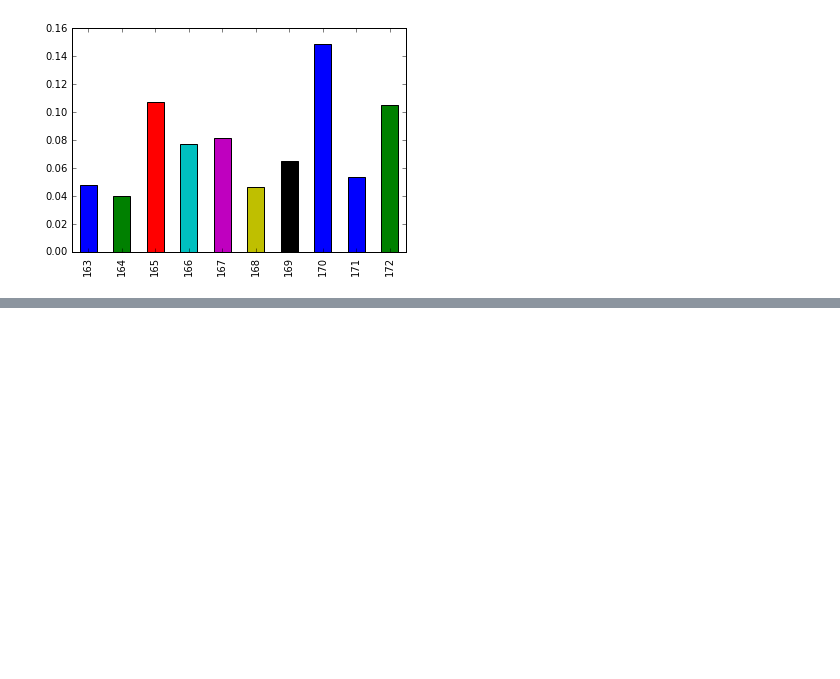
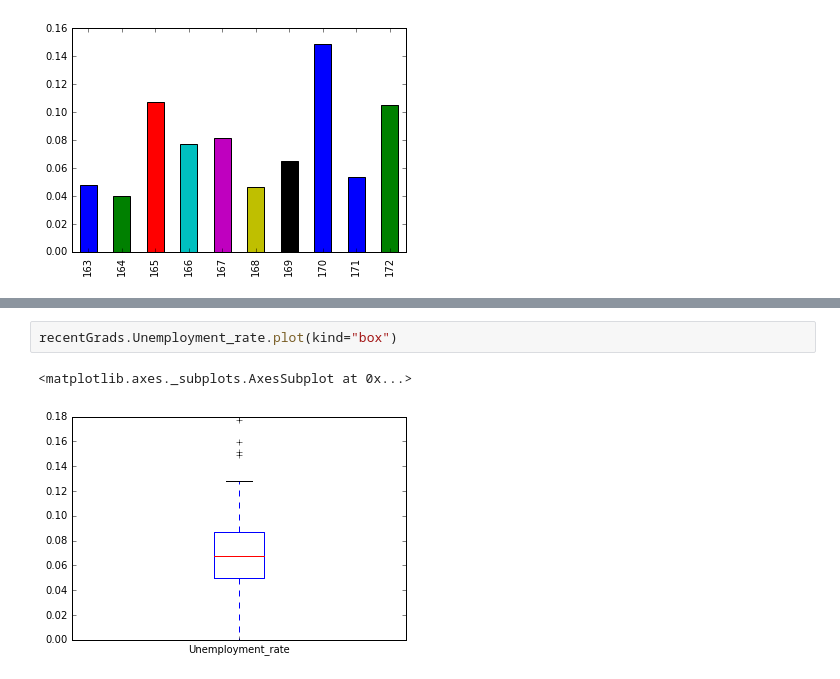
Before and after one commit to Push911/Machine-Learning, a Jupyter notebook: Kaggle data science competitions/Exploratory Data Visualization: Visualizing Earnings Based On College Majors.ipynb, the cells around one changed output, grey strips where cells are left out. Drawn from its saved outputs; the diff is of its cells as text; blank space fills up the shorter version.

```diff
--- a/Kaggle data science competitions/Exploratory Data Visualization: Visualizing Earnings Based On College Majors.ipynb
+++ b/Kaggle data science competitions/Exploratory Data Visualization: Visualizing Earnings Based On College Majors.ipynb
@@ -195,0 +199,5 @@ recentGrads.Men
+# %%
+recentGrads.Unemployment_rate.plot(kind="box")
+# %% [output]
+<matplotlib.axes._subplots.AxesSubplot at 0x...>
+[figure, added]
```
Also changed, not shown: parts of 9 cells of this notebook.
